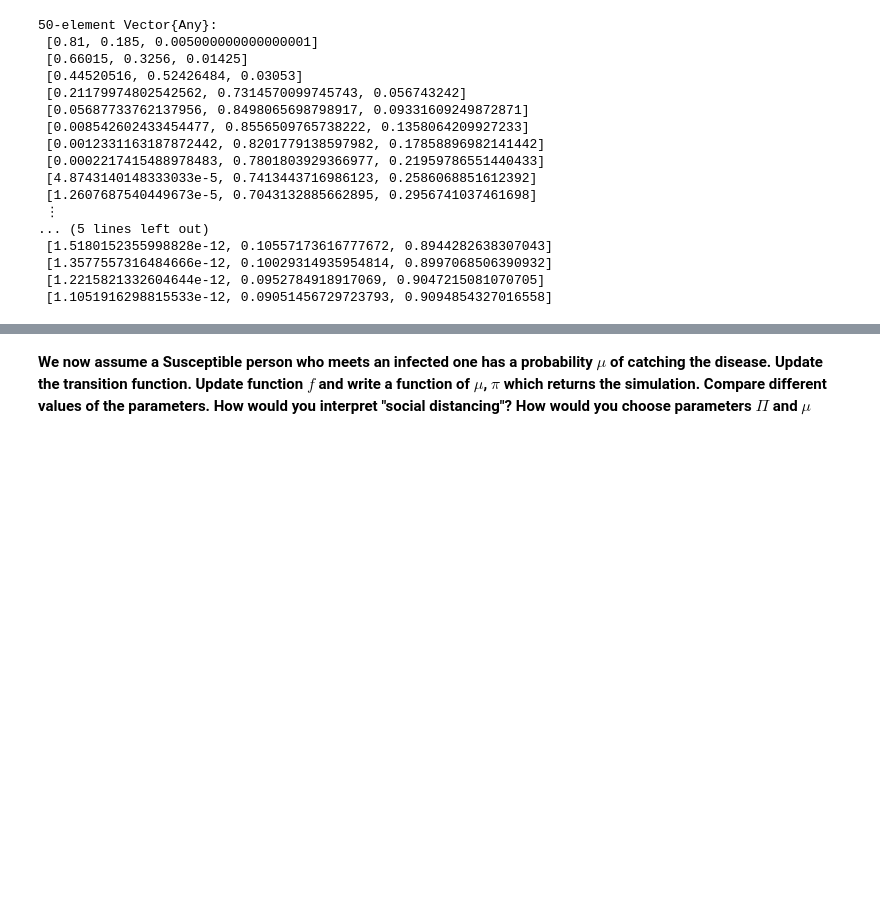
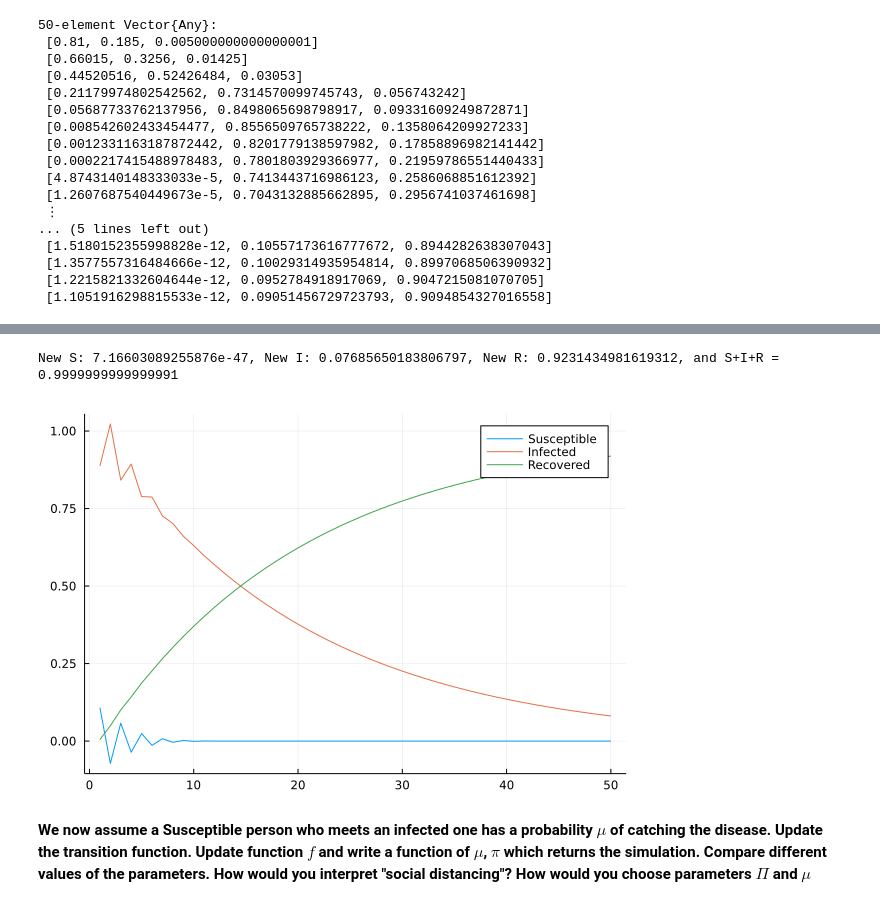
Before and after one commit to MaximeLamy/eco309, a Jupyter notebook: tutorials/1_2_Epidemiology.ipynb, the cells around one changed output, grey strips where cells are left out. Cells and saved outputs as stored; diff of their text form; code cells hidden in the pictures; blank space fills up the shorter version.

```diff
--- a/tutorials/1_2_Epidemiology.ipynb
+++ b/tutorials/1_2_Epidemiology.ipynb
@@ -71,6 +71,7 @@ __Compute the transitions over $T$ periods. Plot the result using Plots.jl. (bon
 # %%
 # s0 = [0.9, 0.1, 0.01]
 # s0 = [0.9, 0.06, 0.04]
+s0 = [0.9, 0.1, 0.0]
 simulations = []
 for t in 1:50
     s1 = f(s0)
@@ -114,0 +116,32 @@ plot!(x, rec)
+# %%
+function f2(s; π=0.05, μ = 0.78)
+    # n_S = s[1]*(1-s[2])
+    # n_I = s[1]*s[2] - π*s[2]
+    # n_R = s[3] + π*s[2]
+    n_S = (1-μ)*s[1] - s[1]s[2]
+    n_I = (1-π)*s[2] + s[1]s[2] + μ*s[1]
+    n_R = s[3] + π*s[2]
+    S = [n_S, n_I, n_R]
+    return S
+end
+
+println("New S: $(f2(s0)[1]), New I: $(f2(s0)[2]), New R: $(f(s0)[3]), and S+I+R = $(sum(f2(s0)))")
+
+s0 = [0.9, 0.1, 0.0]
+simulations2 = []
+for t in 1:50
+    s1 = f2(s0)
+    push!(simulations2, s1)
+s0 = s1
+end
+
+x = 1:50
+susc = [e[1] for e in simulations2]
+inf = [e[2] for e in simulations2]
+rec = [e[3] for e in simulations2]
+plot(x, susc, label = "Susceptible")
+plot!(x, inf, label = "Infected")
+plot!(x, rec, label = "Recovered")
+# %% [output]
+New S: 7.16603089255876e-47, New I: 0.07685650183806797, New R: 0.9231434981619312, and S+I+R = 0.9999999999999991
+[figure, added]
```
Also changed, not shown: parts of 5 cells of this notebook.
